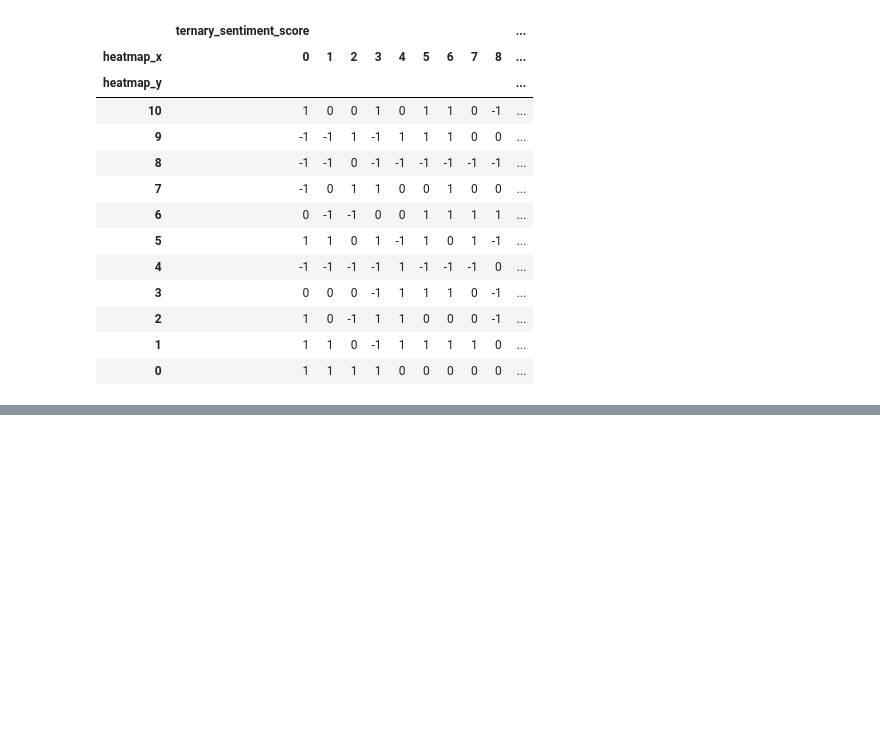
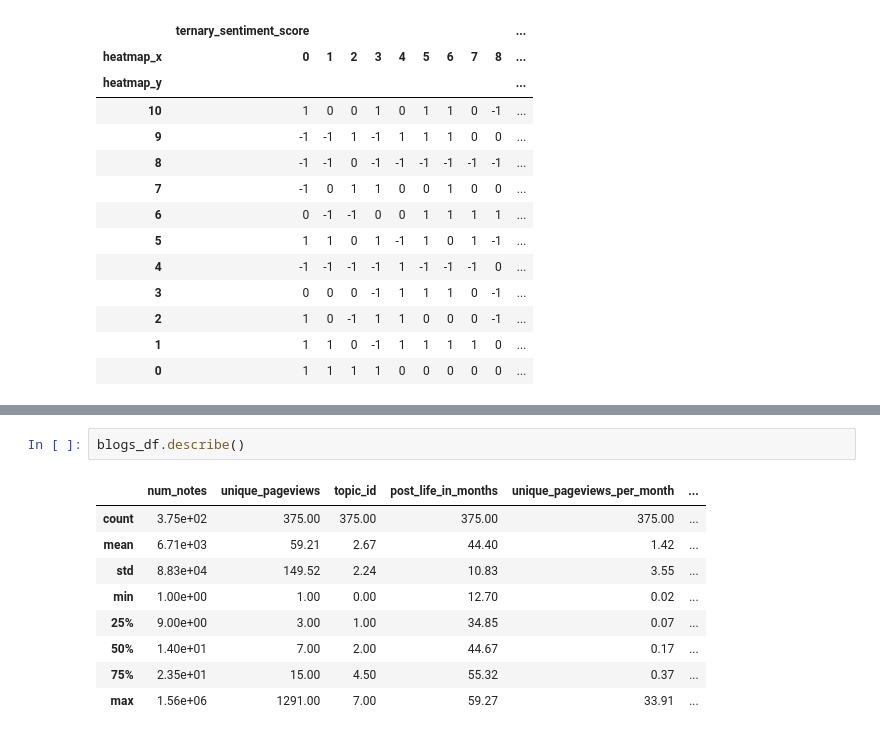
Before and after one commit to binh748/queer-asian-stories, a Jupyter notebook: notebooks/visualization.ipynb, the cells around one changed output, grey strips where cells are left out. Drawn from its saved outputs; the diff is of its cells as text; blank space fills up the shorter version.

```diff
--- a/notebooks/visualization.ipynb
+++ b/notebooks/visualization.ipynb
@@ -187,0 +255,12 @@ ax.set_title('Negative sentiment concentrated in beginning/middle;\nends on posi
+# %%
+blogs_df.describe()
+# %% [output]
+|  | num_notes | unique_pageviews | topic_id | post_life_in_months | unique_pageviews_per_month | ... |
+| count | 3.75e+02 | 375.00 | 375.00 | 375.00 | 375.00 | ... |
+| mean | 6.71e+03 | 59.21 | 2.67 | 44.40 | 1.42 | ... |
+| std | 8.83e+04 | 149.52 | 2.24 | 10.83 | 3.55 | ... |
+| min | 1.00e+00 | 1.00 | 0.00 | 12.70 | 0.02 | ... |
+| 25% | 9.00e+00 | 3.00 | 1.00 | 34.85 | 0.07 | ... |
+| 50% | 1.40e+01 | 7.00 | 2.00 | 44.67 | 0.17 | ... |
+| 75% | 2.35e+01 | 15.00 | 4.50 | 55.32 | 0.37 | ... |
+| max | 1.56e+06 | 1291.00 | 7.00 | 59.27 | 33.91 | ... |
```
Also changed, not shown: parts of 11 cells of this notebook, 2 other files.
